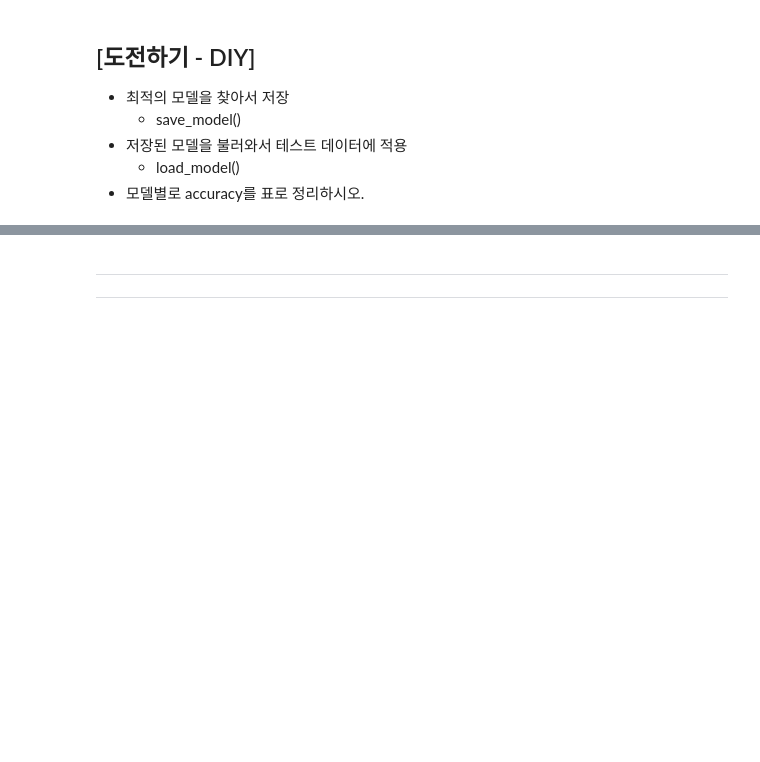
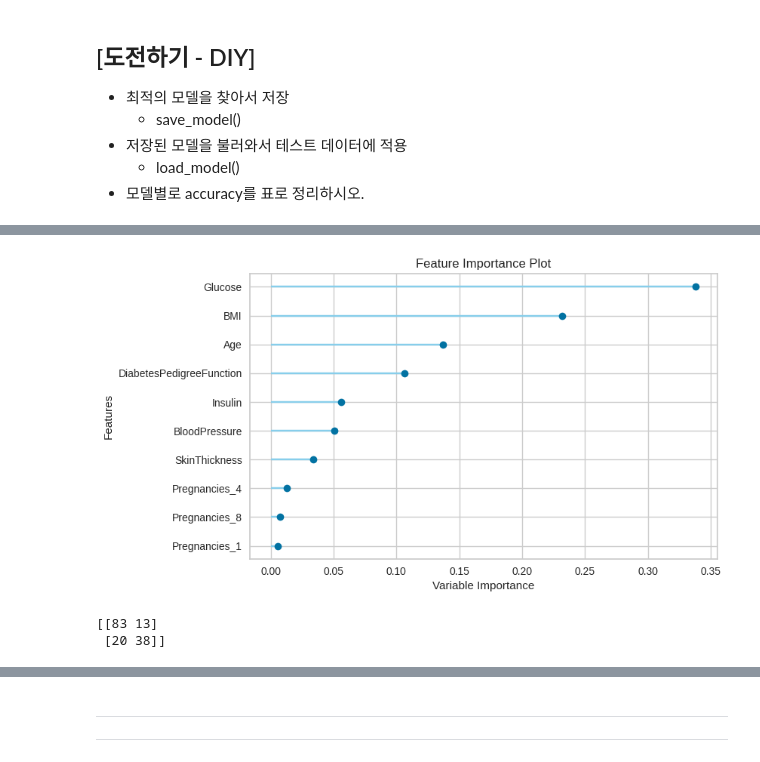
Before and after one commit to ducodbs0516/pdm18, a Jupyter notebook: py-tensorflow/DL4-autoML/diabetes_autoML_df_df2.ipynb, the cells around one changed output, grey strips where cells are left out. Saved outputs shown, nothing was run; the diff lists cells and outputs as text; code cells hidden in the pictures; blank space fills up the shorter version.

```diff
--- a/py-tensorflow/DL4-autoML/diabetes_autoML_df_df2.ipynb
+++ b/py-tensorflow/DL4-autoML/diabetes_autoML_df_df2.ipynb
@@ -565,0 +720,12 @@ plot_model(best_model2, plot = 'feature')
+# %%
+plot_model(best1, plot = 'feature')
+# %% [output]
+[figure, added]
+# %%
+#confusion matrics
+from sklearn.metrics import confusion_matrix
+cm = confusion_matrix(y_true, y_pred)
+print(cm)
+# %% [output]
+[[83 13]
+ [20 38]]
```
Also changed, not shown: parts of 27 cells of this notebook.
